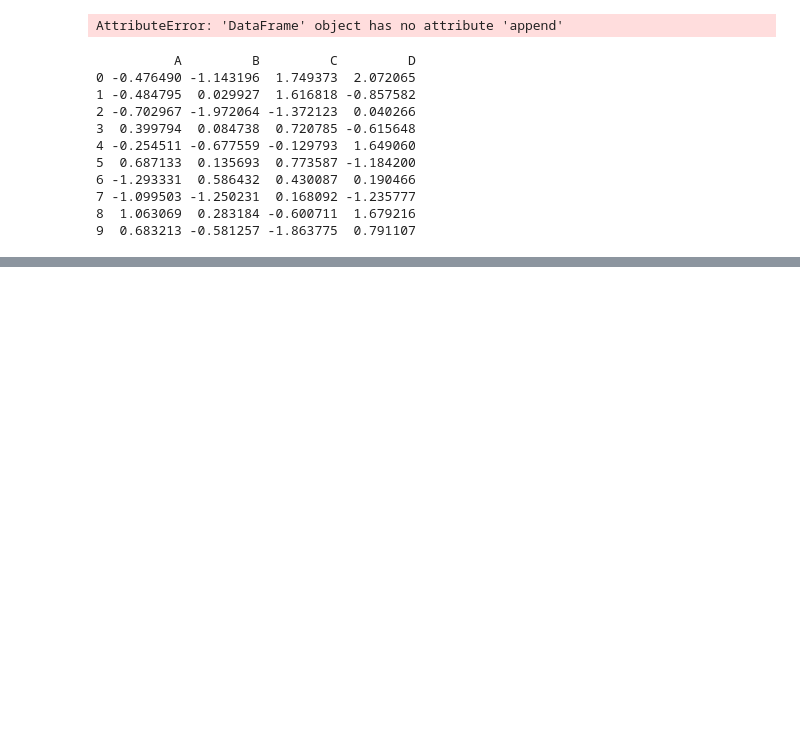
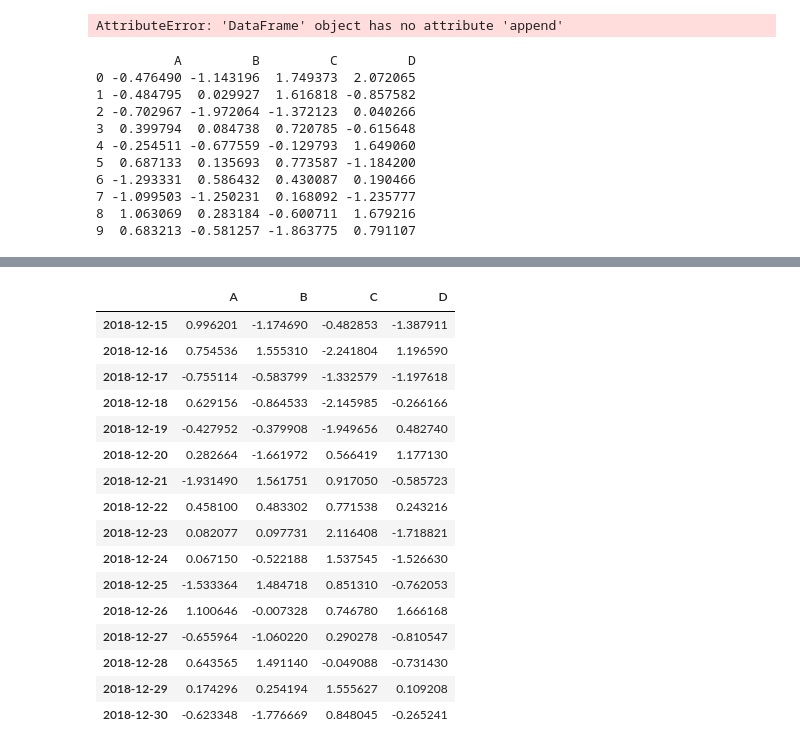
Before and after one commit to gr8bipin/python_basics_finance, a Jupyter notebook: pandas_module.ipynb, the cells around one changed output, grey strips where cells are left out. Saved outputs shown, nothing was run; the diff lists cells and outputs as text; code cells hidden in the pictures; blank space fills up the shorter version.

```diff
--- a/pandas_module.ipynb
+++ b/pandas_module.ipynb
@@ -1673,0 +1891,4 @@ print(df3)
+# %%
+rng = pd.date_range('12/1/2018', periods= 30, freq= 'D')
+ts = pd.DataFrame(np.random.randn(len(rng), 4), index=rng, columns= ['A', 'B', 'C', 'D'])
+print(ts)
@@ -1673,0 +1913,21 @@ print(df3)
+# %%
+# Getting all values from a specific date:
+ts['2018-12-15':]
+# %% [output]
+|  | A | B | C | D |
+| 2018-12-15 | 0.996201 | -1.174690 | -0.482853 | -1.387911 |
+| 2018-12-16 | 0.754536 | 1.555310 | -2.241804 | 1.196590 |
+| 2018-12-17 | -0.755114 | -0.583799 | -1.332579 | -1.197618 |
+| 2018-12-18 | 0.629156 | -0.864533 | -2.145985 | -0.266166 |
+| 2018-12-19 | -0.427952 | -0.379908 | -1.949656 | 0.482740 |
+| 2018-12-20 | 0.282664 | -1.661972 | 0.566419 | 1.177130 |
+| 2018-12-21 | -1.931490 | 1.561751 | 0.917050 | -0.585723 |
+| 2018-12-22 | 0.458100 | 0.483302 | 0.771538 | 0.243216 |
+| 2018-12-23 | 0.082077 | 0.097731 | 2.116408 | -1.718821 |
+| 2018-12-24 | 0.067150 | -0.522188 | 1.537545 | -1.526630 |
+| 2018-12-25 | -1.533364 | 1.484718 | 0.851310 | -0.762053 |
+| 2018-12-26 | 1.100646 | -0.007328 | 0.746780 | 1.666168 |
+| 2018-12-27 | -0.655964 | -1.060220 | 0.290278 | -0.810547 |
+| 2018-12-28 | 0.643565 | 1.491140 | -0.049088 | -0.731430 |
+| 2018-12-29 | 0.174296 | 0.254194 | 1.555627 | 0.109208 |
+| 2018-12-30 | -0.623348 | -1.776669 | 0.848045 | -0.265241 |
```
Also changed, not shown: parts of 26 cells of this notebook.
